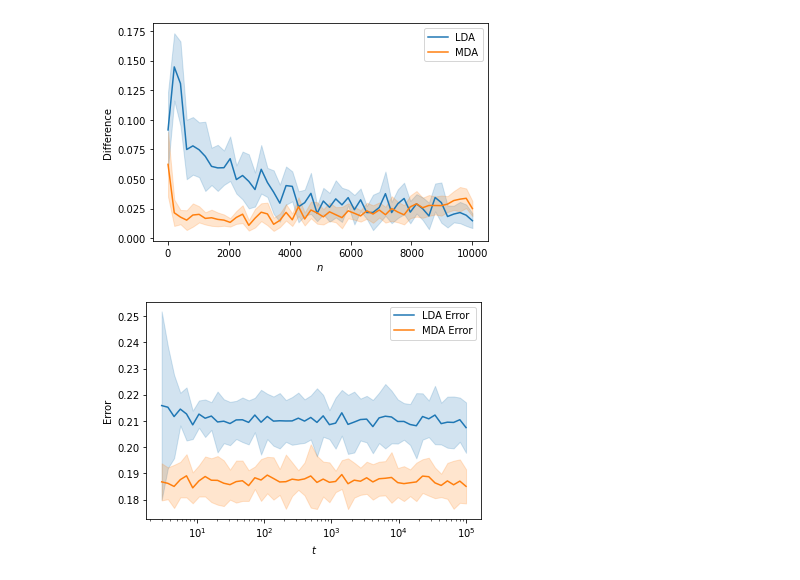
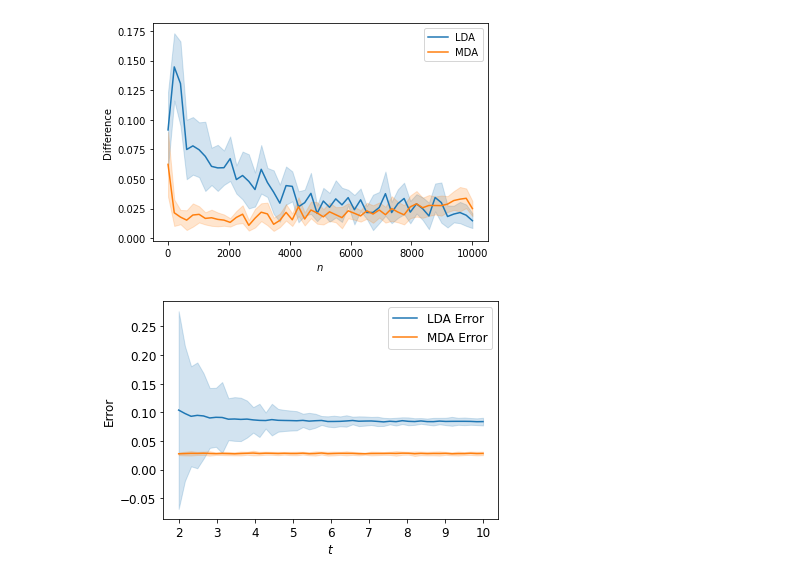
Before and after one commit to armanbolatov/long_tail, a Jupyter notebook: Section 5.1.ipynb, the cells around one changed output. Cells and saved outputs as stored; diff of their text form; code cells hidden in the pictures.

```diff
--- a/synthetic_experiments.ipynb
+++ b/Section 5.1.ipynb
@@ -176,7 +176,7 @@ def experiments_over_parameter(param_name, interval, iters):
 def experiments_over_p_and_q(q, ts, iters):
     """Run the experiments training on 1 - 1 / ts and testing on q."""
     # Set the default parameters
-    params = {'mu_norm': 1, 'sigma': 1, 'n': 10000, 'p': 0.9, 'd': 50}
+    params = {'mu_norm': 2, 'sigma': 1, 'n': 10000, 'p': 0.9, 'd': 50}
     results = []
     for t in tqdm(ts):
         params['p'] = 1 - 1 / t # Set p to the current value
@@ -227,7 +227,15 @@ def plot_differences(interval, lda_diffs_mean, mda_diffs_mean, lda_diffs_std, md
     plt.savefig('figs/difference.png', dpi=300, bbox_inches='tight')
 
 
-def plot_errors(interval, lda_errors_mean, mda_errors_mean, lda_errors_std, mda_errors_std, lda_bounds, mda_bounds, param_name, sep):
+def plot_errors(interval,
+                lda_errors_mean,
+                mda_errors_mean,
+                lda_errors_std,
+                mda_errors_std,
+                lda_bounds,
+                mda_bounds,
+                param_name,
+                sep):
     """Plot the error rates and the bounds."""
     plt.xlabel(xlabels[param_name])
     plt.ylabel('Error')
@@ -260,9 +268,9 @@ def plot_errors(interval, lda_errors_mean, mda_errors_mean, lda_errors_std, mda_
         plt.show()
 
 
-def plot_results_p_and_q(ts, results, mda_only=False):
+def plot_results_p_and_q(ts, results, mda_only=False, logscale=False):
     """Plot the results of the experiments on training on p and testing on q."""
-    lda_errors_mean, mda_errors_mean, lda_errors_std, mda_errors_std =results
+    lda_errors_mean, mda_errors_mean, lda_errors_std, mda_errors_std = results
 
     if not mda_only:
         plt.plot(ts, lda_errors_mean, label='LDA Error', color='#1f77b4')
@@ -276,7 +284,8 @@ def plot_results_p_and_q(ts, results, mda_only=False):
                      np.array(mda_errors_mean) + 1.96 * np.array(mda_errors_std),
                      alpha=0.2, color='#ff7f0e')
     plt.legend()
-    plt.xscale('log')
+    if logscale:
+        plt.xscale('log')
     plt.xlabel("$t$")
     plt.ylabel('Error')
     plt.savefig(f'figs/p_q.png', bbox_inches='tight', dpi=300)
@@ -325,9 +334,8 @@ plot_results(ns, results, param_name='n', differences=True)
 [figure]
 # %%
 # Vary the p (which is 1 - 1/t), keeping the other parameters fixed
-from math import log10
-ts = np.logspace(log10(3), 5, 50)
-results = experiments_over_p_and_q(0.9, ts, 10)
+ts = np.linspace(2, 10, 50)
+results = experiments_over_p_and_q(0.9, ts, 20)
 plot_results_p_and_q(ts, results, mda_only=False)
 # %% [output]
-[figure, old version]
+[figure, new version]
```
Also changed, not shown: 3 other files.
